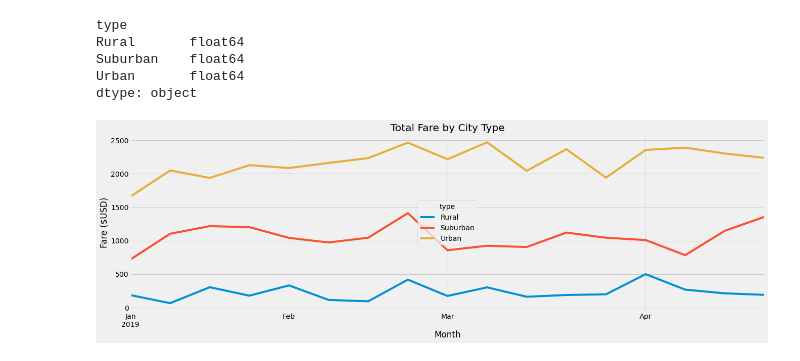
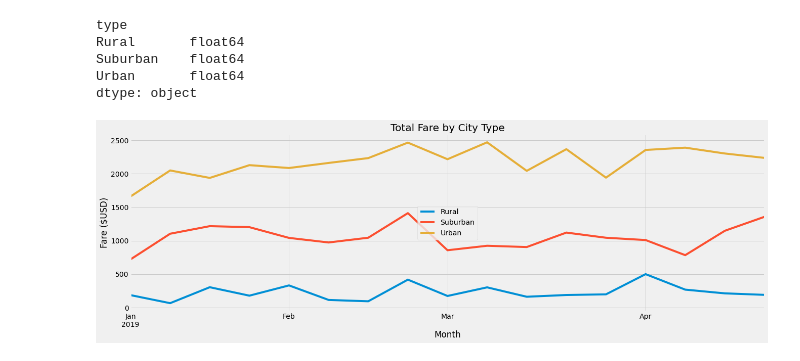
Before and after one commit to italiacardenas/PyBer_Analysis, a Jupyter notebook: PyBer_Challenge.ipynb, the cells around one changed output. Drawn from its saved outputs; the diff is of its cells as text; code cells hidden in the pictures.

```diff
--- a/PyBer_Challenge.ipynb
+++ b/PyBer_Challenge.ipynb
@@ -275,25 +275,25 @@ dtype: object
 # %%
 # 8. Using the object-oriented interface method, plot the resample DataFrame using the df.plot() function.
 
 # Import the style from Matplotlib.
 from matplotlib import style
 
 # Use the graph style fivethirtyeight.
 style.use('fivethirtyeight')
 
 
 ax = pyber_fares_by_week.plot(figsize = (20, 6))
 
 #Title
 
 ax.set_title("Total Fare by City Type")
 
 #X and Y Labels
 
 ax.set_xlabel("Month")
 ax.set_ylabel("Fare ($USD)")
-
+ax.legend(title='')
 plt.savefig("analysis/Pyber_fare_summary.png")
 plt.show()
 # %% [output]
-[figure, old version]
+[figure, new version]
```
Also changed, not shown: 2 other files.
